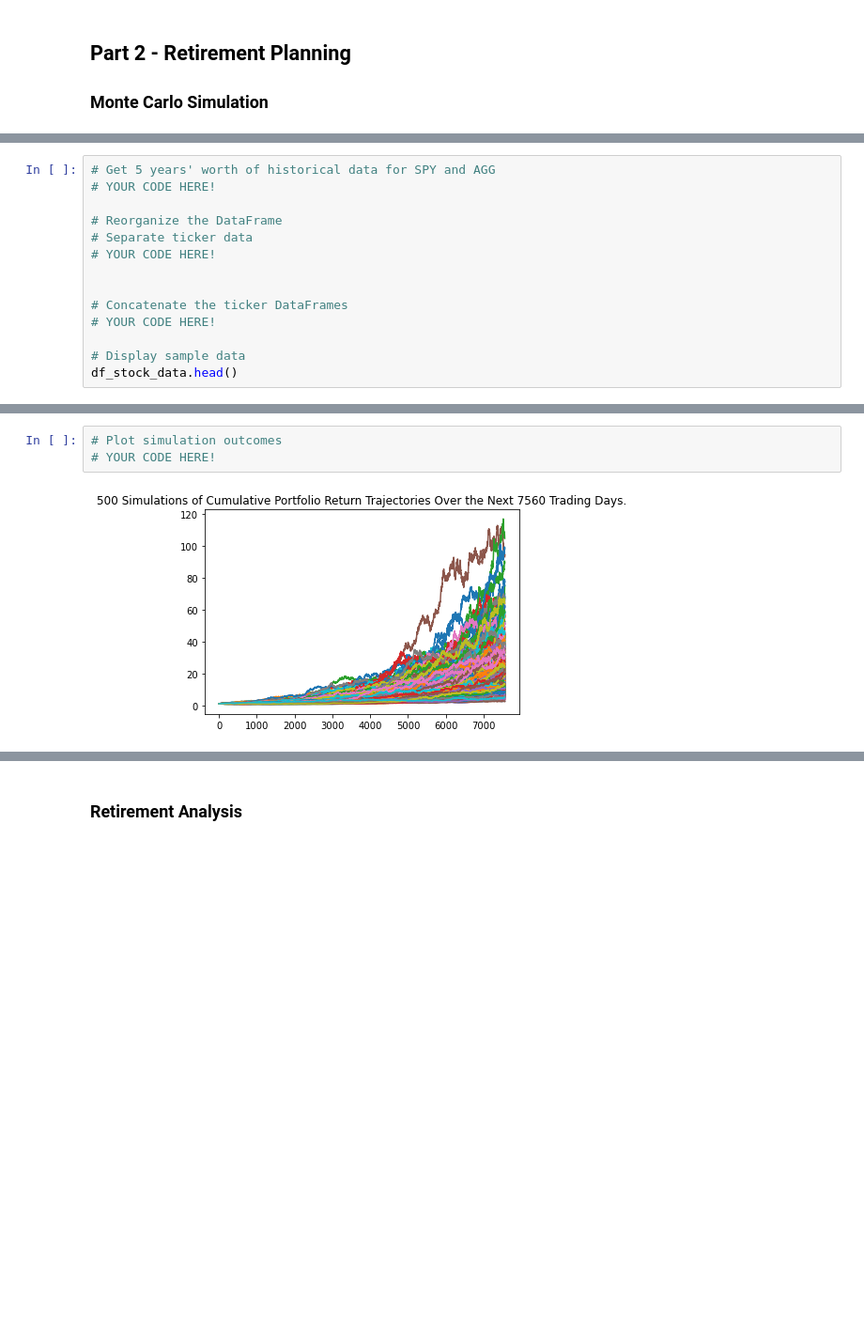
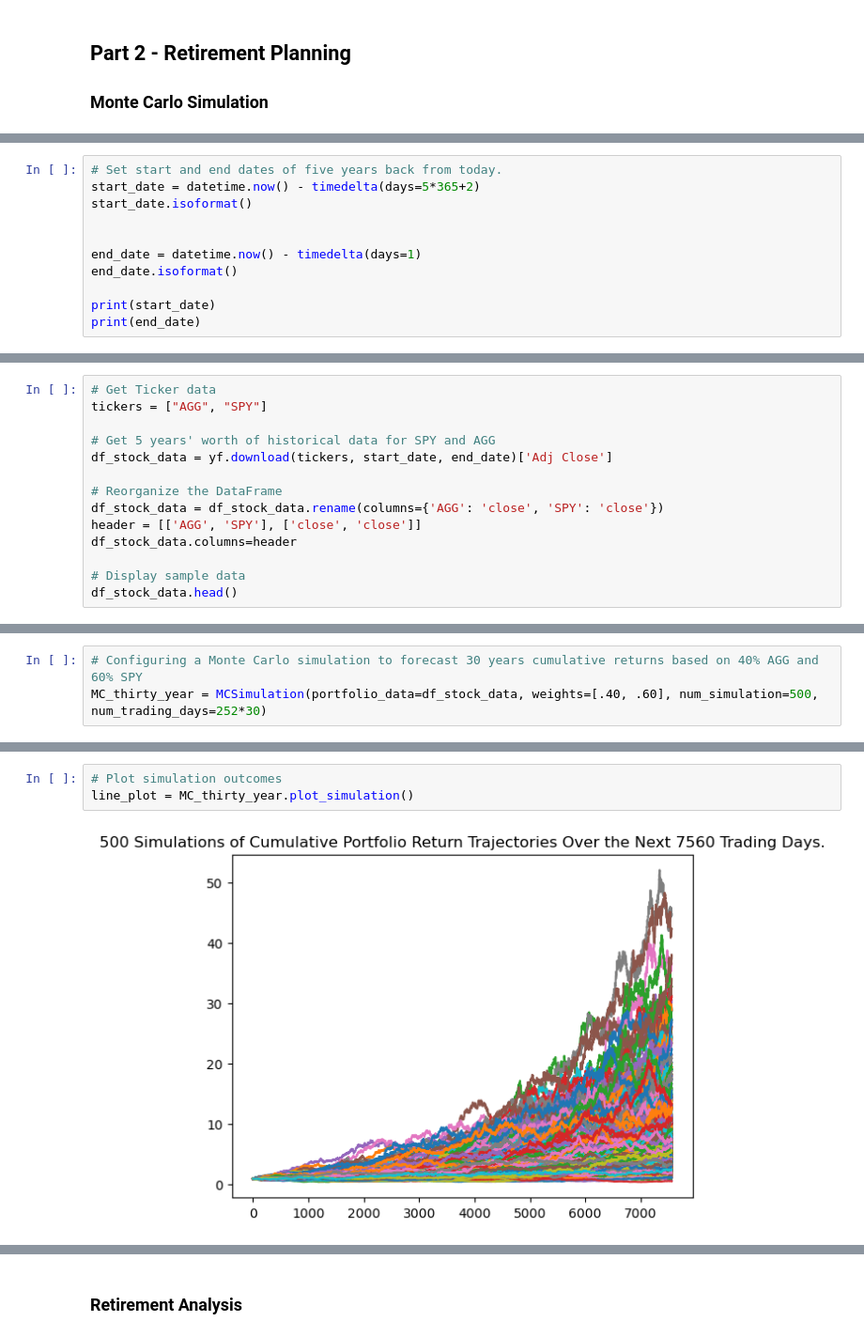
Before and after one commit to jkerr13/Financial_Analysis_Module_5, a Jupyter notebook: financial-planner_jkerr13.ipynb, the cells around one changed output, grey strips where cells are left out. Shown: that part at 94% size. Saved outputs shown, nothing was run; the diff lists cells and outputs as text; blank space fills up the shorter version.

Commit message:
Loading assignment as prior to 10 Year calculations

```diff
--- a/financial-planner_jkerr13.ipynb
+++ b/financial-planner_jkerr13.ipynb
@@ -164,0 +160,11 @@ end_date = pd.Timestamp('2021-05-01', tz='America/New_York').isoformat()
+# %%
+# Set start and end dates of five years back from today.
+start_date = datetime.now() - timedelta(days=5*365+2)
+start_date.isoformat()
+
+
+end_date = datetime.now() - timedelta(days=1)
+end_date.isoformat()
+
+print(start_date)
+print(end_date)
@@ -165,14 +174,14 @@ end_date = pd.Timestamp('2021-05-01', tz='America/New_York').isoformat()
 # %%
+# Get Ticker data
+tickers = ["AGG", "SPY"]
+
 # Get 5 years' worth of historical data for SPY and AGG
-# YOUR CODE HERE!
+df_stock_data = yf.download(tickers, start_date, end_date)['Adj Close']
 
 # Reorganize the DataFrame
-# Separate ticker data
-# YOUR CODE HERE!
-
-
-# Concatenate the ticker DataFrames
-# YOUR CODE HERE!
+df_stock_data = df_stock_data.rename(columns={'AGG': 'close', 'SPY': 'close'})
+header = [['AGG', 'SPY'], ['close', 'close']]
+df_stock_data.columns=header
 
 # Display sample data
 df_stock_data.head()
@@ -187,0 +198,3 @@ df_stock_data.head()
+# %%
+# Configuring a Monte Carlo simulation to forecast 30 years cumulative returns based on 40% AGG and 60% SPY
+MC_thirty_year = MCSimulation(portfolio_data=df_stock_data, weights=[.40, .60], num_simulation=500, num_trading_days=252*30)
@@ -237,7 +240,7 @@ Running Monte Carlo simulation number 490.
 # %%
 # Plot simulation outcomes
-# YOUR CODE HERE!
+line_plot = MC_thirty_year.plot_simulation()
 # %% [output]
-[figure, old version]
+[figure, new version]
 # %%
 # Plot probability distribution and confidence intervals
```
Also changed, not shown: parts of 28 cells of this notebook.
